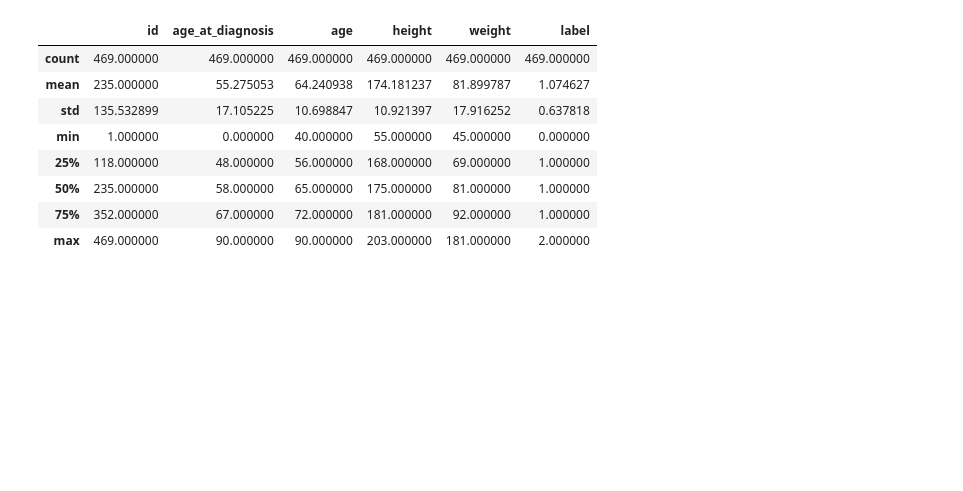
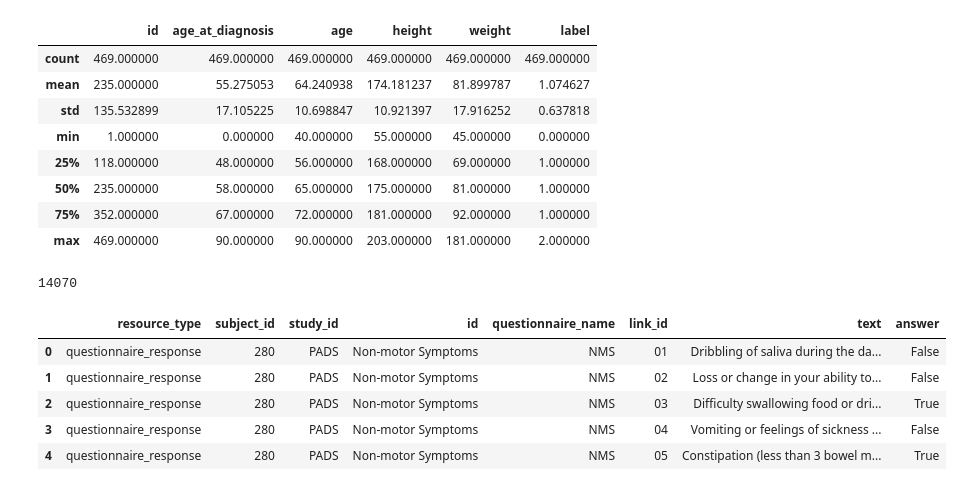
Before and after one commit to marzecovaa/spark, a Jupyter notebook: seb_workbook.ipynb, the cells around one changed output. Cells and saved outputs as stored; diff of their text form; code cells hidden in the pictures; blank space fills up the shorter version.

```diff
--- a/seb_workbook.ipynb
+++ b/seb_workbook.ipynb
@@ -59,3 +60,14 @@ data.describe()
 | 50% | 235.000000 | 58.000000 | 65.000000 | 175.000000 | 81.000000 | 1.000000 |
 | 75% | 352.000000 | 67.000000 | 72.000000 | 181.000000 | 92.000000 | 1.000000 |
 | max | 469.000000 | 90.000000 | 90.000000 | 203.000000 | 181.000000 | 2.000000 |
+# %%
+folder = Path("~/code/marzecovaa/spark/raw_data/questionnaire").expanduser()
+
+df = pd.concat(
+    [pd.read_json(f) for f in folder.iterdir()],
+    ignore_index=True
+)
+
+len(df)
+# %% [output]
+14070
@@ -61,0 +78,10 @@ data.describe()
+# %%
+
+df.head()
+# %% [output]
+|  | resource_type | subject_id | study_id | id | questionnaire_name | link_id | text | answer |
+| 0 | questionnaire_response | 280 | PADS | Non-motor Symptoms | NMS | 01 | Dribbling of saliva during the da... | False |
+| 1 | questionnaire_response | 280 | PADS | Non-motor Symptoms | NMS | 02 | Loss or change in your ability to... | False |
+| 2 | questionnaire_response | 280 | PADS | Non-motor Symptoms | NMS | 03 | Difficulty swallowing food or dri... | True |
+| 3 | questionnaire_response | 280 | PADS | Non-motor Symptoms | NMS | 04 | Vomiting or feelings of sickness ... | False |
+| 4 | questionnaire_response | 280 | PADS | Non-motor Symptoms | NMS | 05 | Constipation (less than 3 bowel m... | True |
```
Also changed, not shown: parts of 8 cells of this notebook, 1 other file.
